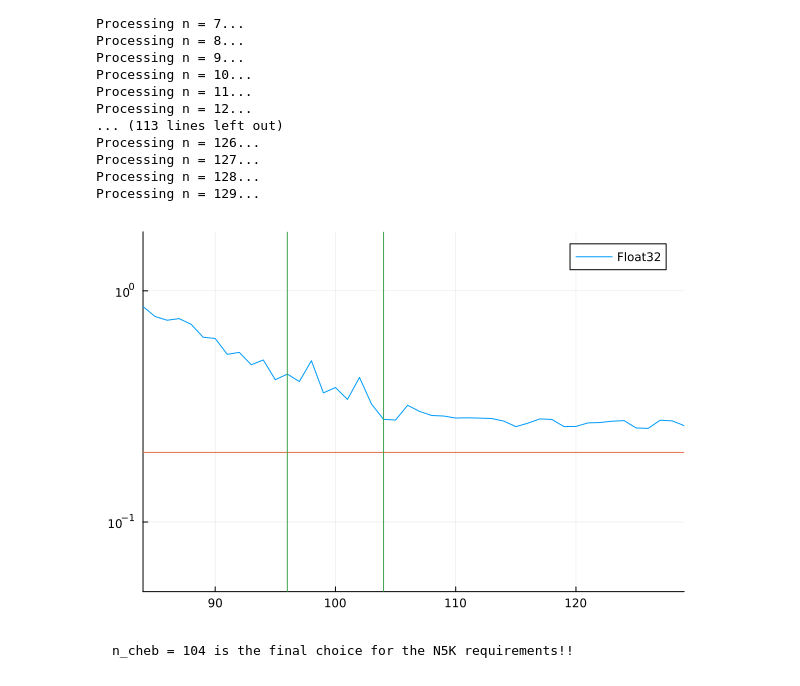
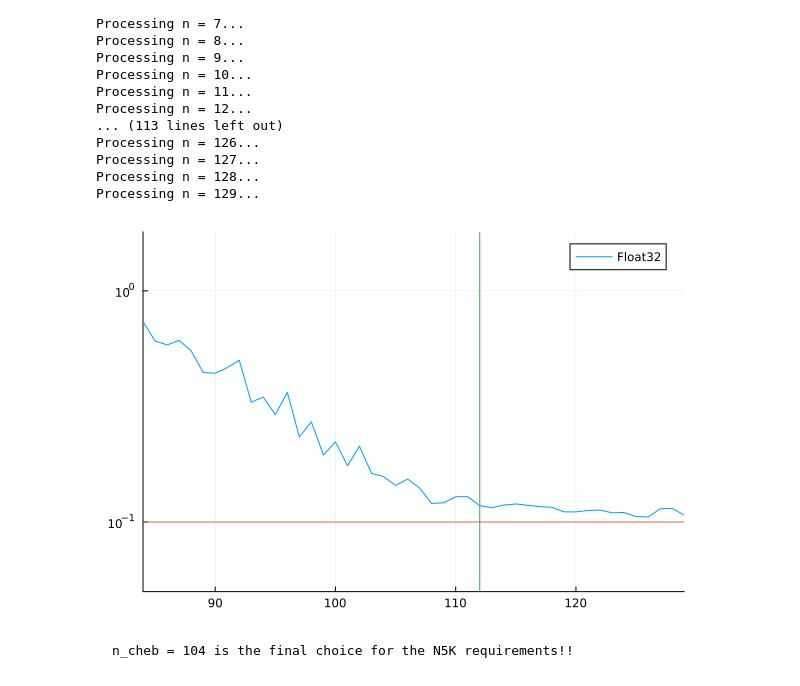
Before and after one commit to sofiachiarenza/Cl_project, a Jupyter notebook: delta_chi_square.ipynb, the cells around one changed output. Saved outputs shown, nothing was run; the diff lists cells and outputs as text; code cells hidden in the pictures.

```diff
--- a/delta_chi_square.ipynb
+++ b/delta_chi_square.ipynb
@@ -33,5 +33,5 @@ include("utils.jl")
 using Revise
 using .Utils
 # %%
-dtype = Float64
+dtype = Float32
 # %% [output]
@@ -434,10 +438,10 @@ Processing n = 128...
 Processing n = 129...
 # %%
 plot(1:129, chi_vs_cheb, label = dtype, yscale=:log10, xlim=(84,129), ylim=(0.05,1.8))
-hline!([0.2],label=nothing)
-vline!([96,104],label=nothing)
+hline!([0.1],label=nothing)
+vline!([112],label=nothing)
 # %% [output]
-[figure, old version]
+[figure, new version]
 # %% [markdown]
     n_cheb = 104 is the final choice for the N5K requirements!!
 # %% [markdown]
```
Also changed, not shown: parts of 12 cells of this notebook.
